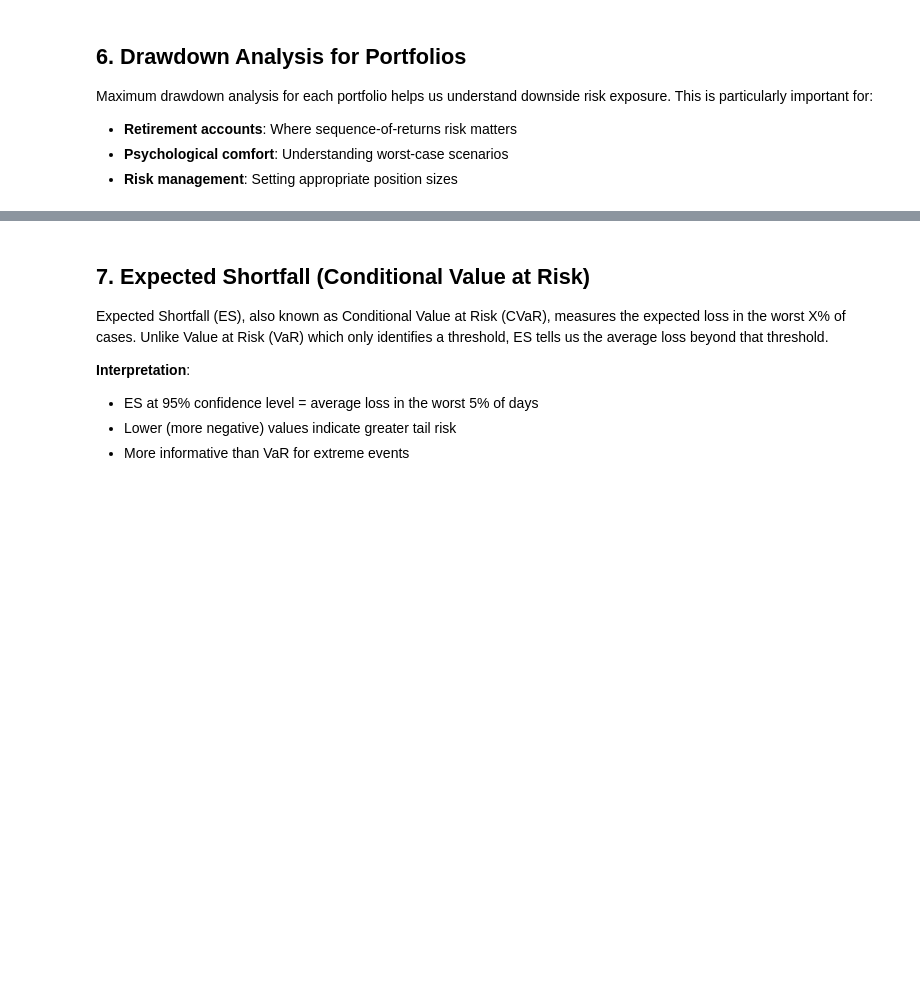
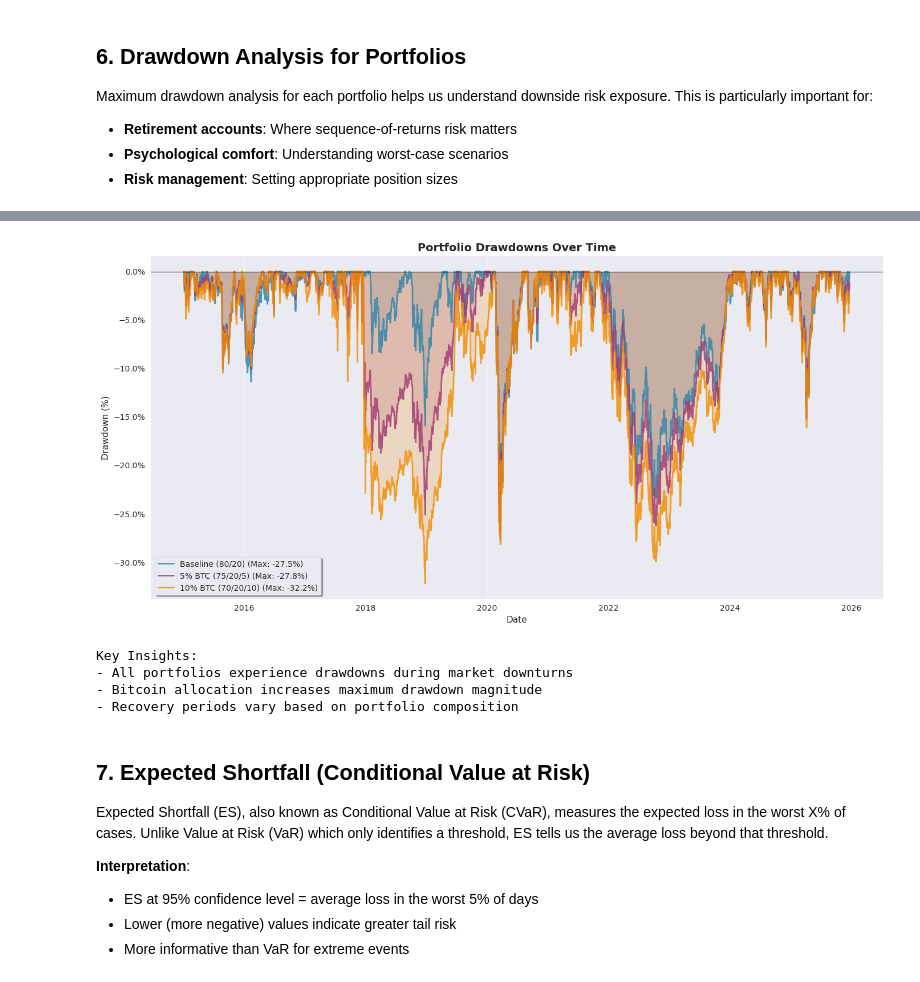
Before and after one commit to rtrimble13/tb-notebooks, a Jupyter notebook: src/202512_btc2.ipynb, the cells around one changed output, grey strips where cells are left out. Drawn from its saved outputs; the diff is of its cells as text; code cells hidden in the pictures; blank space fills up the shorter version.

```diff
--- a/src/202512_btc2.ipynb
+++ b/src/202512_btc2.ipynb
@@ -469,30 +584,36 @@ for name, stats in portfolio_dd_stats.items():
 # %%
 # Visualization: Portfolio Drawdowns
 fig, ax = plt.subplots(figsize=(14, 7))
 
 colors = ['#2E86AB', '#A23B72', '#F18F01']
 for idx, (name, color) in enumerate(zip(portfolio_drawdowns.keys(), colors)):
-    dd = portfolio_drawdowns[name] * 100
+    dd = portfolio_drawdowns[name]
     max_dd = portfolio_dd_stats[name]['Max Drawdown'] * 100
     ax.plot(dd.index, dd, label=f"{name} (Max: {max_dd:.1f}%)",
             color=color, linewidth=2, alpha=0.8)
     ax.fill_between(dd.index, 0, dd, color=color, alpha=0.2)
 
 ax.set_title('Portfolio Drawdowns Over Time', fontsize=14, fontweight='bold')
 ax.set_xlabel('Date', fontsize=11)
 ax.set_ylabel('Drawdown (%)', fontsize=11)
 ax.legend(loc='lower left', frameon=True, shadow=True)
 ax.grid(True, alpha=0.3)
 ax.yaxis.set_major_formatter(mtick.PercentFormatter(1.0))
 ax.axhline(y=0, color='black', linestyle='-', linewidth=0.8)
 
 plt.tight_layout()
 plt.show()
 
 print("\nKey Insights:")
 print("- All portfolios experience drawdowns during market downturns")
 print("- Bitcoin allocation increases maximum drawdown magnitude")
 print("- Recovery periods vary based on portfolio composition")
+# %% [output]
+[figure, added]
+Key Insights:
+- All portfolios experience drawdowns during market downturns
+- Bitcoin allocation increases maximum drawdown magnitude
+- Recovery periods vary based on portfolio composition
 # %% [markdown]
 ## 7. Expected Shortfall (Conditional Value at Risk)
 
```
Also changed, not shown: parts of 15 cells of this notebook.
